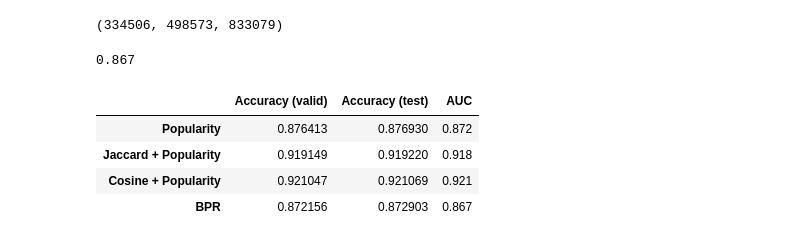
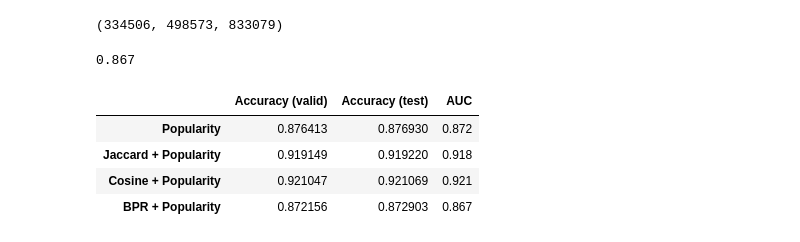
Before and after one commit to garrett-lam/twitchRec, a Jupyter notebook: twitchRec.ipynb, the cells around one changed output. Saved outputs shown, nothing was run; the diff lists cells and outputs as text; code cells hidden in the pictures.

```diff
--- a/twitchRec.ipynb
+++ b/twitchRec.ipynb
@@ -926,19 +926,19 @@ bpr_AUC
 # %%
 results = {
     'Popularity': {'Accuracy (valid)': pop_accValid, 'Accuracy (test)': pop_accTest, 'AUC': pop_AUC},
     'Jaccard + Popularity': {'Accuracy (valid)': jaccardPop_accValid, 'Accuracy (test)': jaccardPop_accTest, 'AUC': jaccardPop_AUC},
     'Cosine + Popularity': {'Accuracy (valid)': cosinePop_accValid, 'Accuracy (test)': cosinePop_accTest, 'AUC': cosinePop_AUC},
-    'BPR': {'Accuracy (valid)': bpr_accValid, 'Accuracy (test)': bpr_accTest, 'AUC': bpr_AUC},
+    'BPR + Popularity': {'Accuracy (valid)': bpr_accValid, 'Accuracy (test)': bpr_accTest, 'AUC': bpr_AUC},
 }
 
 results_df = pd.DataFrame(results).T
 results_df
 # %% [output]
 |  | Accuracy (valid) | Accuracy (test) | AUC |
 | Popularity | 0.876413 | 0.876930 | 0.872 |
 | Jaccard + Popularity | 0.919149 | 0.919220 | 0.918 |
 | Cosine + Popularity | 0.921047 | 0.921069 | 0.921 |
-| BPR | 0.872156 | 0.872903 | 0.867 |
+| BPR + Popularity | 0.872156 | 0.872903 | 0.867 |
 # %%
 # # Tune BPR Threshold:
 # thresholds = [0.1, 0.2, 0.3, 0.4, 0.5, 0.6, 0.7, 0.8, 0.9]
```
